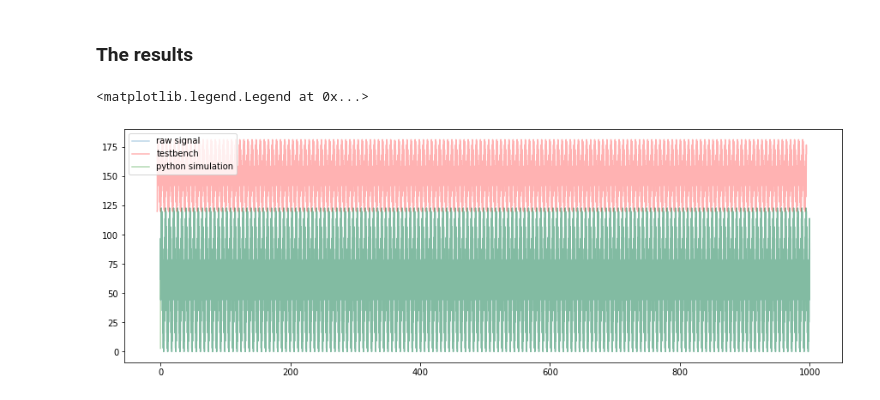
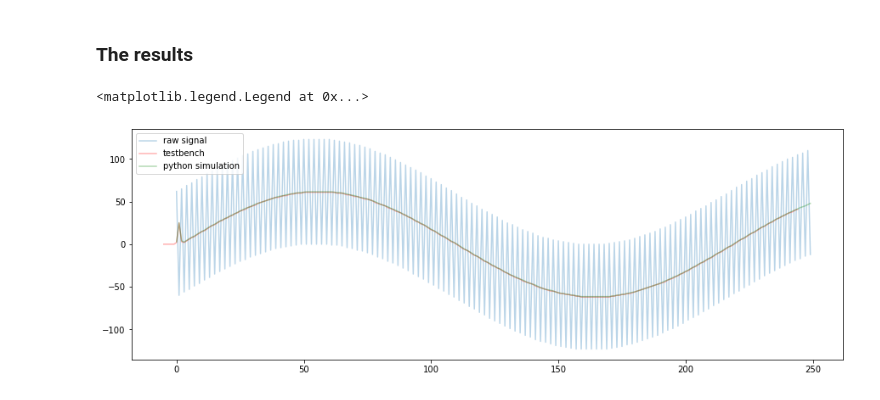
Before and after one commit to SaverioMonaco/4-Taps-FIR-Filter, a Jupyter notebook: testbench/analysis.ipynb, the cells around one changed output. Drawn from its saved outputs; the diff is of its cells as text; code cells hidden in the pictures.

```diff
--- a/testbench/analysis.ipynb
+++ b/testbench/analysis.ipynb
@@ -18,24 +11,19 @@ print(t)
 # %%
-data_size = 1000
+# Let us generate a wave function with two main frequencies, an high one and a low one:
 
-# we now open the file input_vectors.txt so that the vhd code can process it
-filein = open("input_vectors.txt", "w")
+data_size = 250
+noise = 1 # the higher the noisier
 
 input_sig = []
-clean_sig = []
+file = open("input_vectors.txt", "w")
+
 for i in range(data_size):
-    noise = np.sin(.4*i)
-    sig = 62*(2+np.sin(i/35) + noise)
-    clean_sig.append( 62*(2+np.sin(i/25)) )
+    sig = 62*(np.sin(i/(11*np.pi))+ noise)
+    noise = -noise
     input_sig.append(sig.astype(int)) # we write it as an int
-    sig = sig - 127
-    filein.write(str(sig.astype(int)))
-    filein.write('\n')
+    file.write(str(sig.astype(int)))
+    file.write('\n')
+t = np.arange(len(input_sig))
-# %%
-input_sig = 31*(2+np.sin(t)+np.sin(10*t))
-input_sig = input_sig.astype(int)
-
-np.savetxt("input_vectors.txt", input_sig, delimiter='\n',fmt='%d')   # X is an array
 # %%
 plt.figure(figsize=(15, 5))
 
@@ -85,7 +64,7 @@ In the algorithm 5 processes are considered:
 Let us find the coefficients for this filter:
 # %%
 numtaps = 4
-f = 2
+f = 1
 
 # this function gives us the coefficients used in the testbench
 c = signal.firwin(numtaps, f, fs=100)
@@ -143,16 +120,16 @@ Then we will need to rescale the output
 # %%
 # we save the result obtained using the testbench in a array named tb
 tb = loadtxt("output_results.txt")
-tb = tb * 2**(8-coeffpot) # we need to recover the correct scaling due to right shift
+tb = tb * 2**(9-coeffpot) # we need to recover the correct scaling due to right shift
 # %%
 plt.figure(figsize=(15, 5))
 
 plt.plot(t, input_sig, '-',alpha=.3,label='raw signal')
-plt.plot(t-5, tb+120, '-', color='r',alpha=.3,label='testbench')
+plt.plot(t-5, tb, '-', color='r',alpha=.3,label='testbench')
 plt.plot(t, python_sig, '-', color='g',alpha=.3,label='python simulation')
 #plt.title("")
 #plt.xlim(0,130) #just for the latex report
 plt.legend(loc="upper left")
 # %% [output]
 <matplotlib.legend.Legend at 0x...>
-[figure, old version]
+[figure, new version]
```
Also changed, not shown: parts of 6 cells of this notebook, 7 other files.
